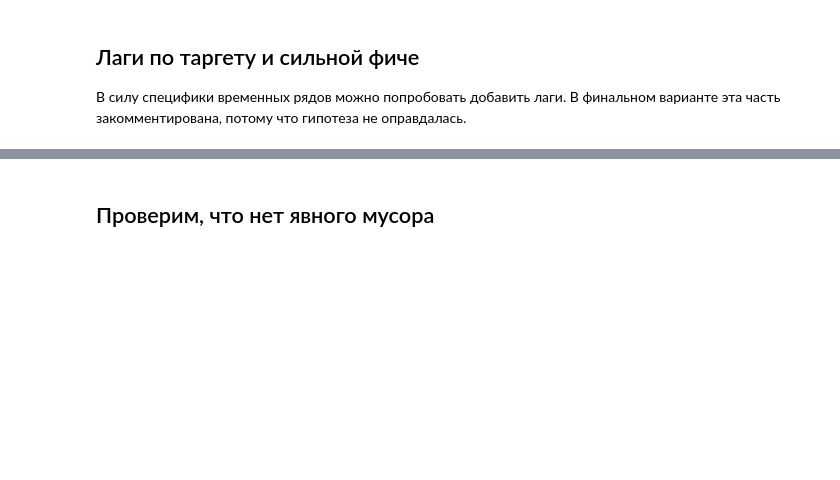
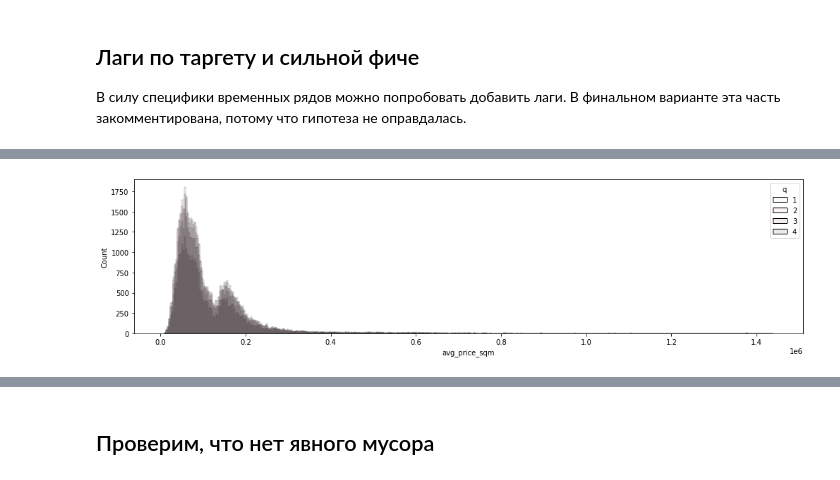
Before and after one commit to Seililinka/SkillFactory_dev, a Jupyter notebook: Final_Project/EDA.ipynb, the cells around one changed output, grey strips where cells are left out. Saved outputs shown, nothing was run; the diff lists cells and outputs as text; code cells hidden in the pictures; blank space fills up the shorter version.

```diff
--- a/Final_Project/EDA.ipynb
+++ b/Final_Project/EDA.ipynb
@@ -348,0 +497,5 @@ plt.show()
+# %%
+plt.figure(figsize=(17,4))
+sns.histplot(data=df_price, x='avg_price_sqm', hue='q', alpha=0.1);
+# %% [output]
+[figure, added]
```
Also changed, not shown: parts of 69 cells of this notebook, 3 other files.
